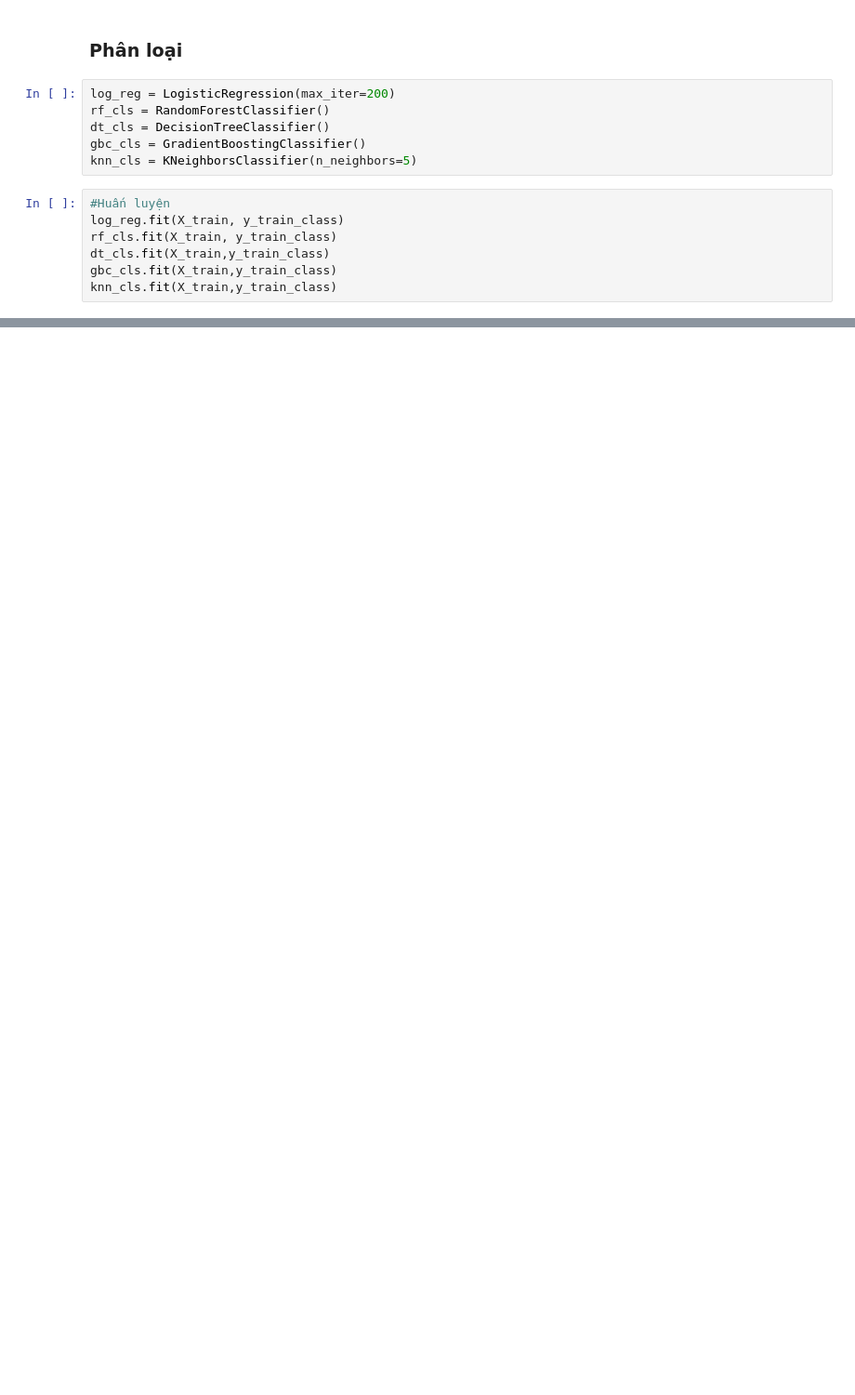
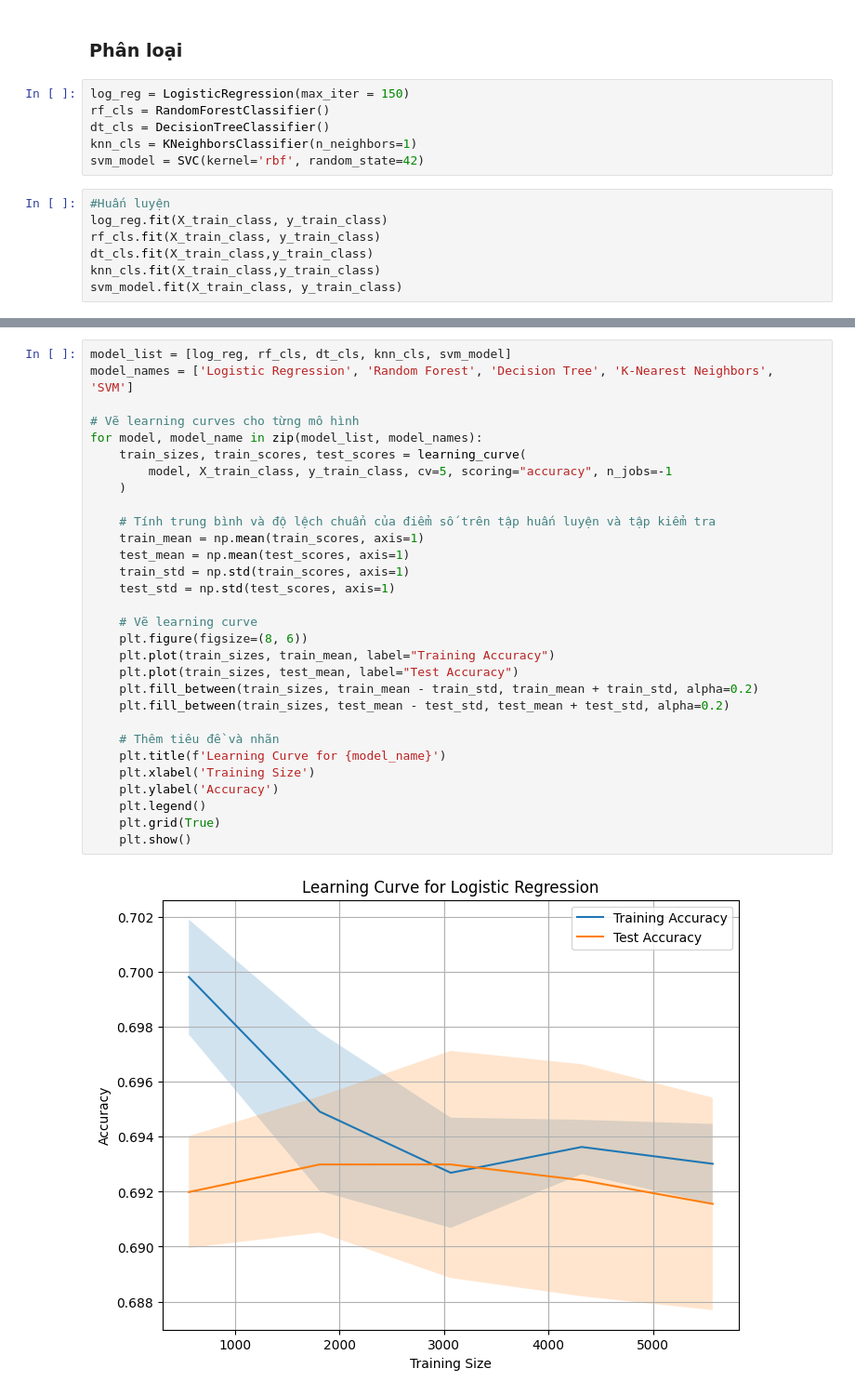
Before and after one commit to Chungg25/-Apartment-for-Rent-Classified, a Jupyter notebook: Apartment_for_Rent_Classified_new.ipynb, the cells around one changed output, grey strips where cells are left out. Shown at 93% size. Drawn from its saved outputs; the diff is of its cells as text; blank space fills up the shorter version.

```diff
--- a/Apartment_for_Rent_Classified_new.ipynb
+++ b/Apartment_for_Rent_Classified_new.ipynb
@@ -597,16 +693,16 @@ for model in model_list:
 # %% [markdown]
 ### Phân loại
 # %%
-log_reg = LogisticRegression(max_iter=200)
+log_reg = LogisticRegression(max_iter = 150)
 rf_cls = RandomForestClassifier()
 dt_cls = DecisionTreeClassifier()
-gbc_cls = GradientBoostingClassifier()
-knn_cls = KNeighborsClassifier(n_neighbors=5)
+knn_cls = KNeighborsClassifier(n_neighbors=1)
+svm_model = SVC(kernel='rbf', random_state=42)
 # %%
 #Huấn luyện
-log_reg.fit(X_train, y_train_class)
-rf_cls.fit(X_train, y_train_class)
-dt_cls.fit(X_train,y_train_class)
-gbc_cls.fit(X_train,y_train_class)
-knn_cls.fit(X_train,y_train_class)
+log_reg.fit(X_train_class, y_train_class)
+rf_cls.fit(X_train_class, y_train_class)
+dt_cls.fit(X_train_class,y_train_class)
+knn_cls.fit(X_train_class,y_train_class)
+svm_model.fit(X_train_class, y_train_class)
 # %% [output]
@@ -642,0 +746,32 @@ Accuracy of Gradient Boosting:
+# %%
+model_list = [log_reg, rf_cls, dt_cls, knn_cls, svm_model]
+model_names = ['Logistic Regression', 'Random Forest', 'Decision Tree', 'K-Nearest Neighbors', 'SVM']
+
+# Vẽ learning curves cho từng mô hình
+for model, model_name in zip(model_list, model_names):
+    train_sizes, train_scores, test_scores = learning_curve(
+        model, X_train_class, y_train_class, cv=5, scoring="accuracy", n_jobs=-1
+    )
+
+    # Tính trung bình và độ lệch chuẩn của điểm số trên tập huấn luyện và tập kiểm tra
+    train_mean = np.mean(train_scores, axis=1)
+    test_mean = np.mean(test_scores, axis=1)
+    train_std = np.std(train_scores, axis=1)
+    test_std = np.std(test_scores, axis=1)
+
+    # Vẽ learning curve
+    plt.figure(figsize=(8, 6))
+    plt.plot(train_sizes, train_mean, label="Training Accuracy")
+    plt.plot(train_sizes, test_mean, label="Test Accuracy")
+    plt.fill_between(train_sizes, train_mean - train_std, train_mean + train_std, alpha=0.2)
+    plt.fill_between(train_sizes, test_mean - test_std, test_mean + test_std, alpha=0.2)
+
+    # Thêm tiêu đề và nhãn
+    plt.title(f'Learning Curve for {model_name}')
+    plt.xlabel('Training Size')
+    plt.ylabel('Accuracy')
+    plt.legend()
+    plt.grid(True)
+    plt.show()
+# %% [output]
+[figure, added]
```
Also changed, not shown: parts of 48 cells of this notebook.
